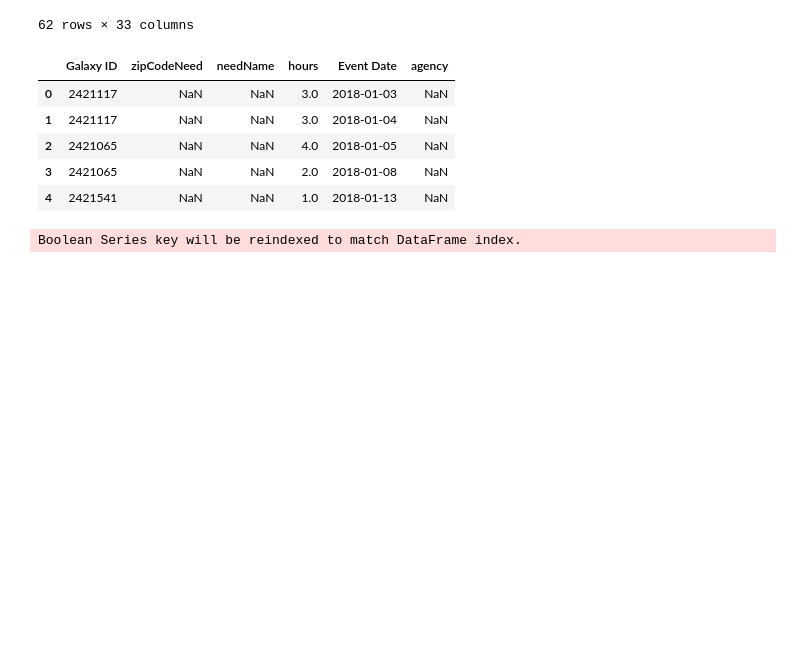
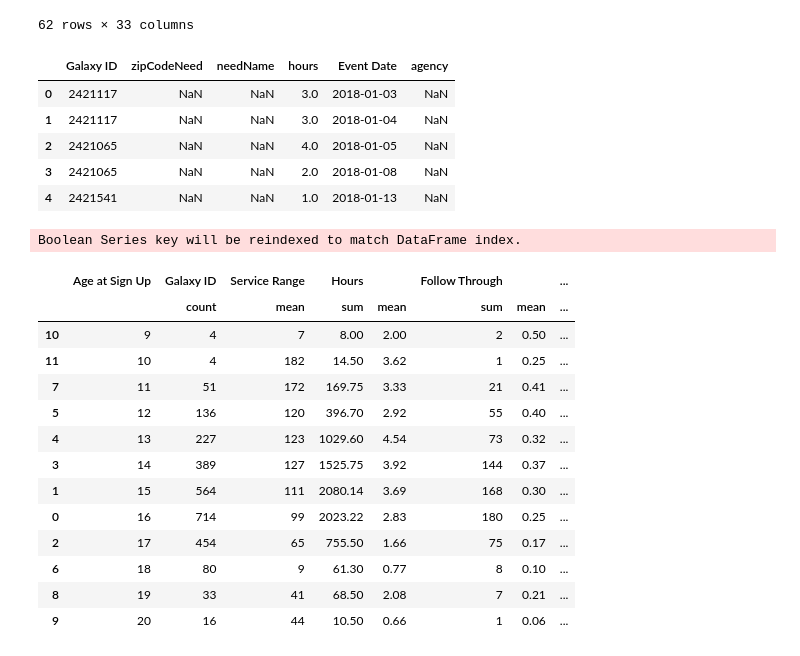
Before and after one commit to jojoaj35/SOS-Data-project, a Jupyter notebook: SOS.ipynb, the cells around one changed output. Drawn from its saved outputs; the diff is of its cells as text; code cells hidden in the pictures; blank space fills up the shorter version.

```diff
--- a/SOS.ipynb
+++ b/SOS.ipynb
@@ -15,7 +15,7 @@ from scipy import stats as scipystat
 ## Data Cleaning
 # %%
 #Load dataset
-file_path = 'C:/Users/cln87/UTSA Files/CIS/SOS_Data/UTSA Client Dataset - Students of Service (SOS).xlsx'
+file_path = 'C:/Users/cln87/UTSA/UTSA2025/UTSA Client Dataset - Students of Service (SOS).xlsx'
 
 clients_raw = pd.read_excel(file_path, sheet_name='Clients')  #Convert dates to datetime objects
 
@@ -284,7 +284,8 @@ service_count = hours.groupby('Galaxy ID')['Event Date'].count()
 clients['Service Count'] = clients['Galaxy ID'].map(service_count)
 
 #Calculate active service length
-clients['Service Range'] = clients['Latest Service'] - clients['Earliest Service']
+range_mask = (clients['Latest Service'] - clients['Earliest Service']).dt.days > 0
+clients.loc[range_mask, 'Service Range'] = clients['Latest Service'] - clients['Earliest Service']
 
 #Create a 'Follow Through' Column to show if client actualy volunteered after signing up
 clients['Follow Through'] = np.where(clients['Hours']>0, 1, 0).astype(int)
@@ -333,6 +334,7 @@ month_vol_counts_dict = {}
 curr_year=max(clients['Latest Service']).year
 curr_month=max(clients['Latest Service']).month
 
+""""
 #count number of active volunteers in each month from january 1, 2020 until now.
 for year in range(2020, curr_year+1):
     if year < curr_year:
@@ -355,4 +357,5 @@ for year in range(2020, curr_year+1):
 month_vol_counts = pd.DataFrame(
     list(month_vol_counts_dict.items()), columns=['Month', 'Active Volunteers']
 )
+"""
 # %% [output]
@@ -382,3 +382,7 @@ clients[clients['Club']==1]
+# %%
+def popstat_dashtable(popstat):
+    agg_stat, flat_stat = population_stat(clients, popstat)
+    agg_stat.reset_index().sort_values(by=popstat)
 # %%
 double_hist = px.histogram(clients, x='Hours', color='Club', barmode='overlay', opacity=0.5, nbinsx=20)
 double_hist.show()
@@ -724,0 +746,23 @@ Boolean Series key will be reindexed to match DataFrame index.
+# %%
+popstat_ex = 'Age at Sign Up'
+
+def popstat_dashtable(popstat):
+    agg_stat, flat_stat = population_stat(clients, popstat)
+    return agg_stat.reset_index().sort_values(by=popstat)
+
+popstat_dashtable(popstat_ex)
+# %% [output]
+|  | Age at Sign Up | Galaxy ID | Service Range | Hours |  | Follow Through |  | ... |
+|  |  | count | mean | sum | mean | sum | mean | ... |
+| 10 | 9 | 4 | 7 | 8.00 | 2.00 | 2 | 0.50 | ... |
+| 11 | 10 | 4 | 182 | 14.50 | 3.62 | 1 | 0.25 | ... |
+| 7 | 11 | 51 | 172 | 169.75 | 3.33 | 21 | 0.41 | ... |
+| 5 | 12 | 136 | 120 | 396.70 | 2.92 | 55 | 0.40 | ... |
+| 4 | 13 | 227 | 123 | 1029.60 | 4.54 | 73 | 0.32 | ... |
+| 3 | 14 | 389 | 127 | 1525.75 | 3.92 | 144 | 0.37 | ... |
+| 1 | 15 | 564 | 111 | 2080.14 | 3.69 | 168 | 0.30 | ... |
+| 0 | 16 | 714 | 99 | 2023.22 | 2.83 | 180 | 0.25 | ... |
+| 2 | 17 | 454 | 65 | 755.50 | 1.66 | 75 | 0.17 | ... |
+| 6 | 18 | 80 | 9 | 61.30 | 0.77 | 8 | 0.10 | ... |
+| 8 | 19 | 33 | 41 | 68.50 | 2.08 | 7 | 0.21 | ... |
+| 9 | 20 | 16 | 44 | 10.50 | 0.66 | 1 | 0.06 | ... |
```
Also changed, not shown: parts of 5 cells of this notebook.
